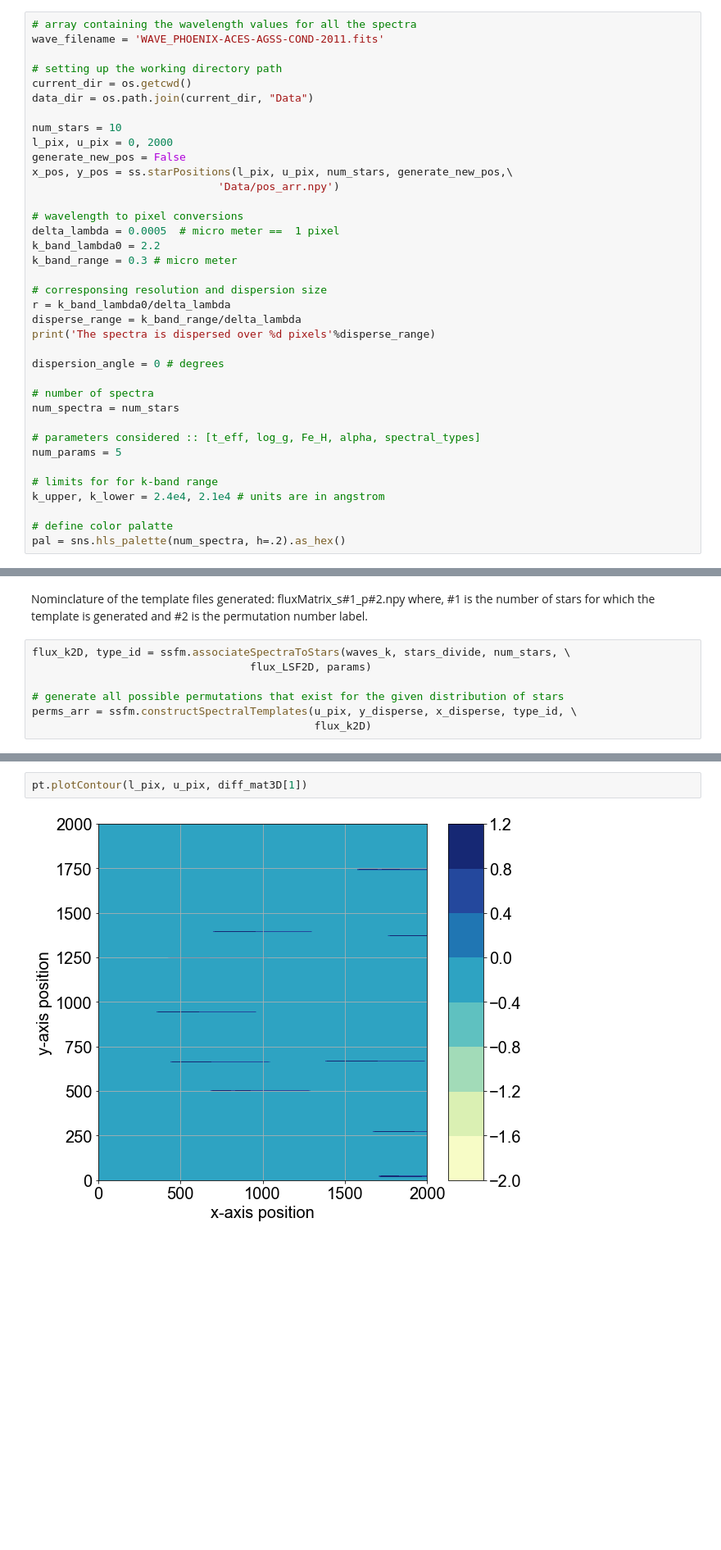
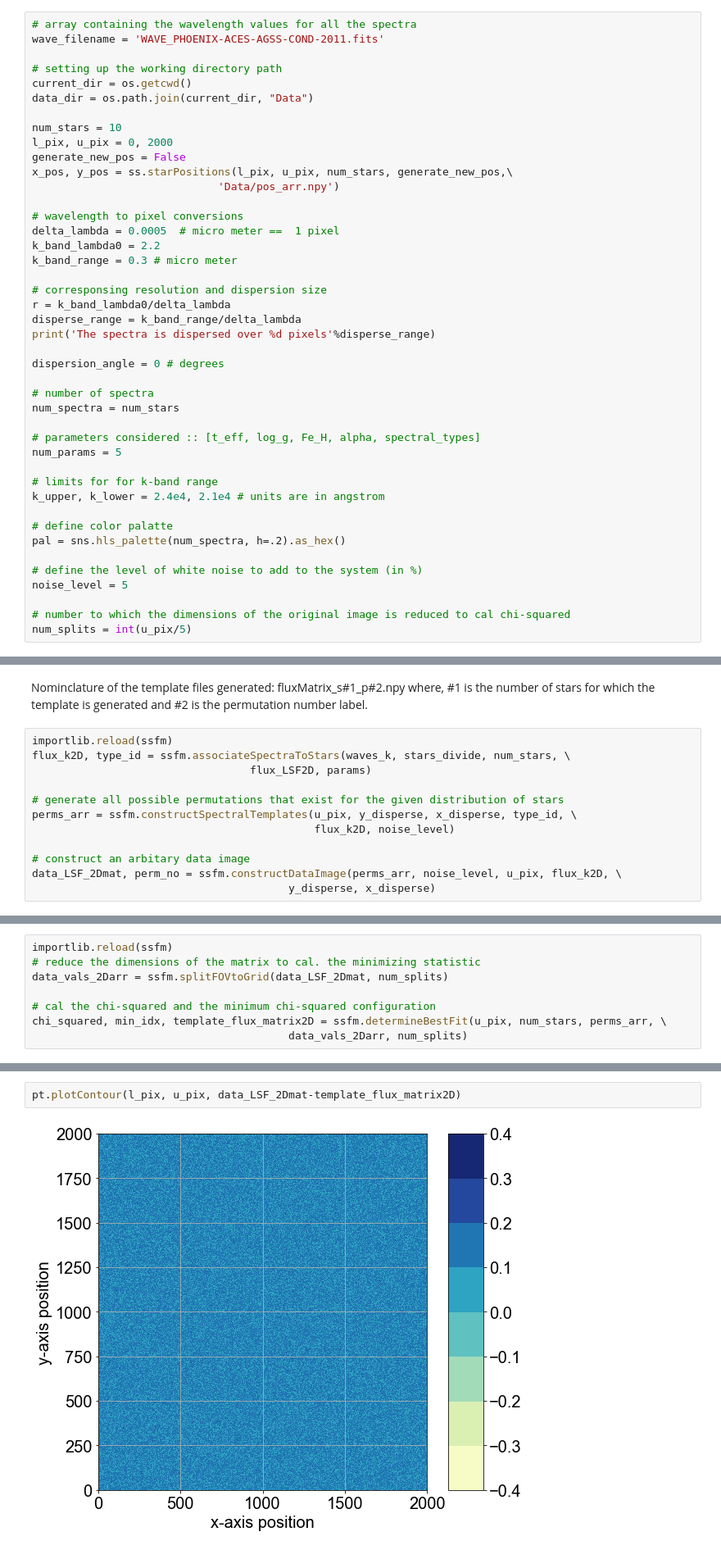
Before and after one commit to SoumyaShreeram/Slitless_spectroscopy, a Jupyter notebook: 03_Building_template_library.ipynb, the cells around one changed output, grey strips where cells are left out. Shown at 82% size. Drawn from its saved outputs; the diff is of its cells as text; blank space fills up the shorter version.

```diff
--- a/03_Building_template_library.ipynb
+++ b/03_Building_template_library.ipynb
@@ -99,6 +99,12 @@ k_upper, k_lower = 2.4e4, 2.1e4 # units are in angstrom
 
 # define color palatte
 pal = sns.hls_palette(num_spectra, h=.2).as_hex()
+
+# define the level of white noise to add to the system (in %)
+noise_level = 5
+
+# number to which the dimensions of the original image is reduced to cal chi-squared
+num_splits = int(u_pix/5)
 # %% [output]
 The spectra is dispersed over 600 pixels
 # %% [markdown]
@@ -120,12 +126,17 @@ x_disperse, y_disperse = pt.plotDispersedStars(x_pos, y_pos, l_pix, u_pix, \
 Nominclature of the template files generated:
 fluxMatrix_s#1_p#2.npy where, #1 is the number of stars for which the template is generated and #2 is the permutation number label.
 # %%
+importlib.reload(ssfm)
 flux_k2D, type_id = ssfm.associateSpectraToStars(waves_k, stars_divide, num_stars, \
                                   flux_LSF2D, params)
 
 # generate all possible permutations that exist for the given distribution of stars
 perms_arr = ssfm.constructSpectralTemplates(u_pix, y_disperse, x_disperse, type_id, \
-                                            flux_k2D)
+                                            flux_k2D, noise_level)
+
+# construct an arbitary data image
+data_LSF_2Dmat, perm_no = ssfm.constructDataImage(perms_arr, noise_level, u_pix, flux_k2D, \
+                                        y_disperse, x_disperse)
 # %% [output]
 1 stars at Teff = 12000 K, log g = 6.0
 0 stars at Teff = 11800 K, log g = 2.5
@@ -146,0 +153,8 @@ diff_arr, min_idx, diff_mat3D = ssfm.calDiffDataTemplate(u_pix, num_stars, perms
+# %%
+importlib.reload(ssfm)
+# reduce the dimensions of the matrix to cal. the minimizing statistic
+data_vals_2Darr = ssfm.splitFOVtoGrid(data_LSF_2Dmat, num_splits)
+
+# cal the chi-squared and the minimum chi-squared configuration
+chi_squared, min_idx, template_flux_matrix2D = ssfm.determineBestFit(u_pix, num_stars, perms_arr, \
+                                        data_vals_2Darr, num_splits)
@@ -147,4 +165,4 @@ diff_arr, min_idx, diff_mat3D = ssfm.calDiffDataTemplate(u_pix, num_stars, perms
 # %%
-pt.plotContour(l_pix, u_pix, diff_mat3D[1])
+pt.plotContour(l_pix, u_pix, data_LSF_2Dmat-template_flux_matrix2D)
 # %% [output]
-[figure, old version]
+[figure, new version]
```
Also changed, not shown: parts of 6 cells of this notebook, 5 other files.
